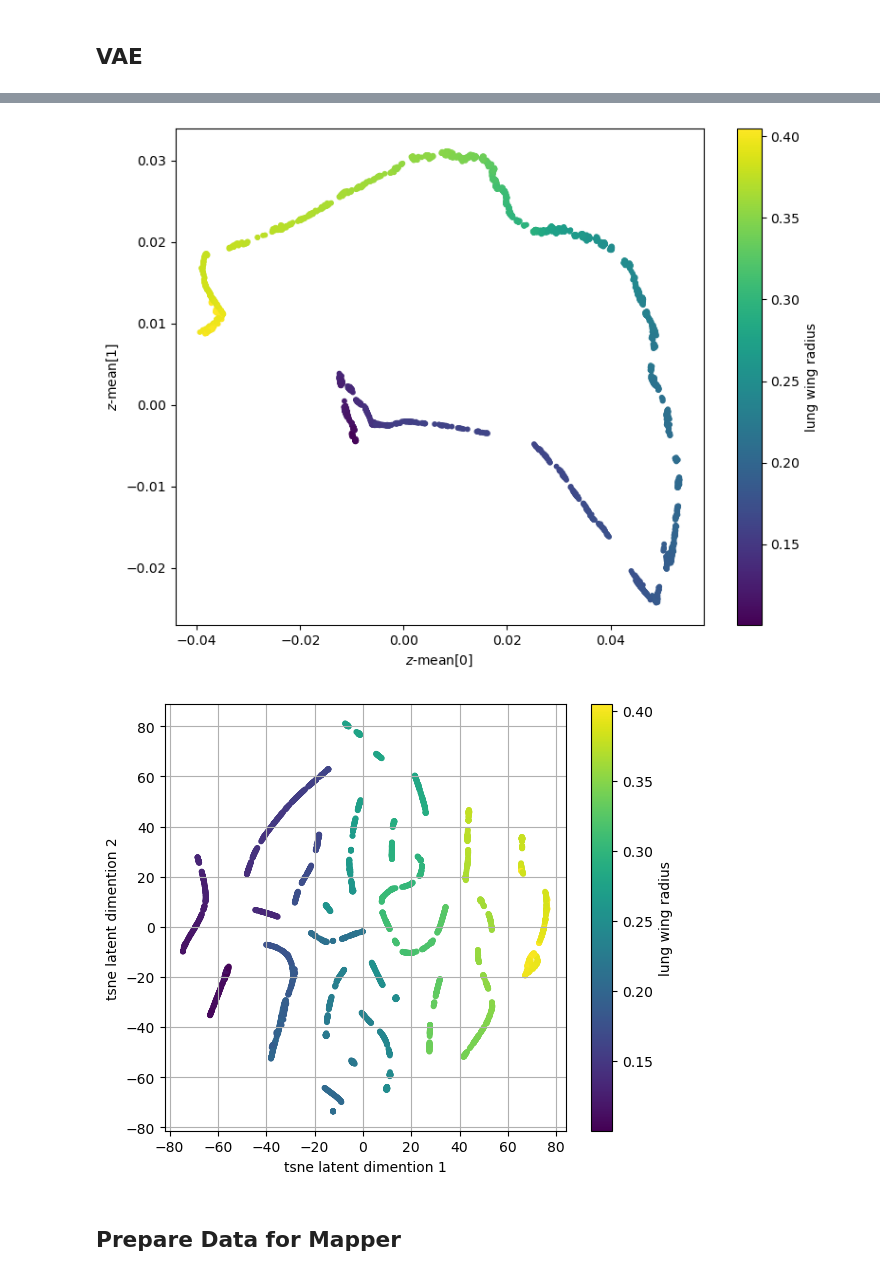
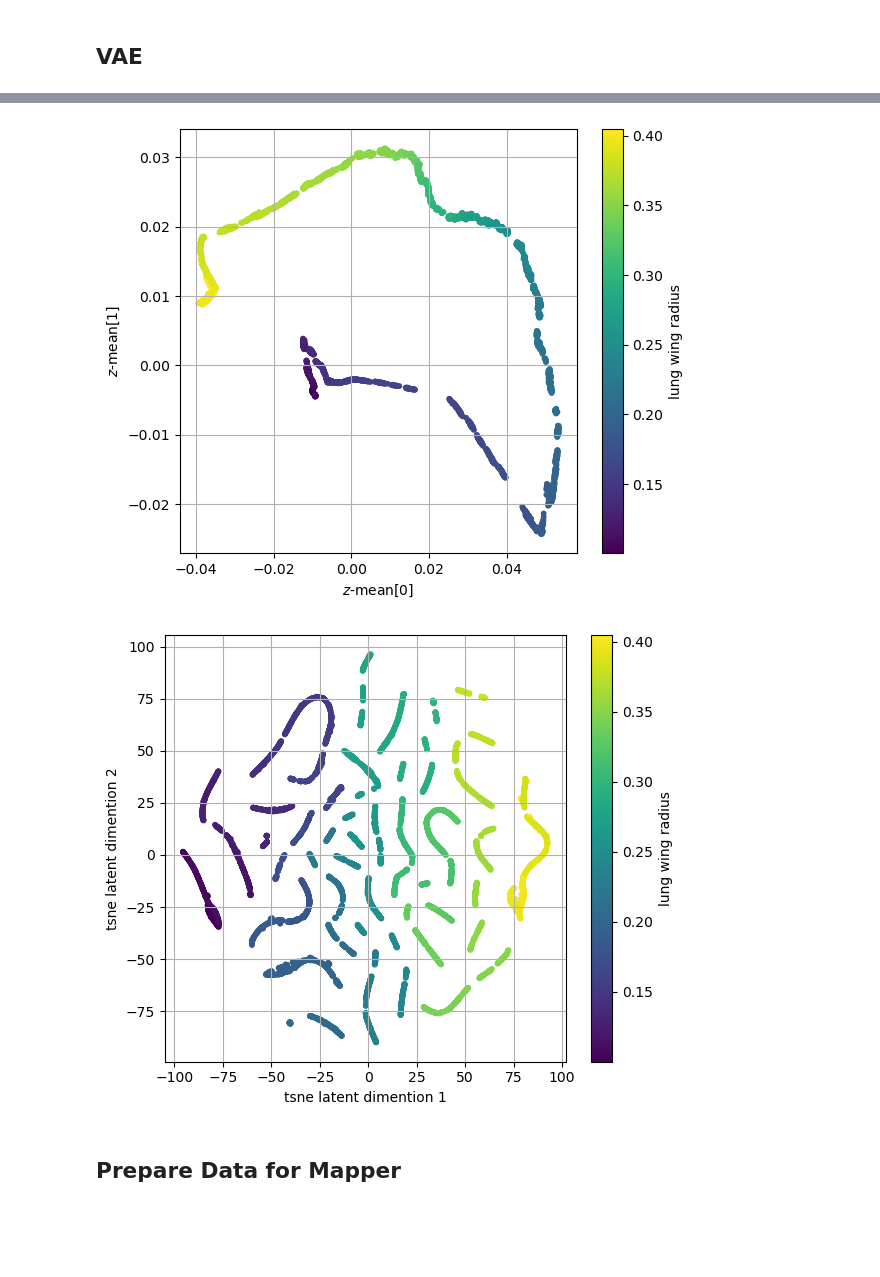
Before and after one commit to spatialaudio/Data-Driven-EIT-Imaging-using-Recurrent-Neural-Networks, a Jupyter notebook: codes/pred_thorax_LSTM_M_VAE.ipynb, the cells around one changed output, grey strips where cells are left out. Cells and saved outputs as stored; diff of their text form; code cells hidden in the pictures; blank space fills up the shorter version.

```diff
--- a/codes/pred_thorax_LSTM_M_VAE.ipynb
+++ b/codes/pred_thorax_LSTM_M_VAE.ipynb
@@ -93,7 +91,7 @@ V = np.load("../data_thorax/V.npy", allow_pickle=True)
 perms = np.load("../data_thorax/perms.npy", allow_pickle=True)
 radii = np.load("../data_thorax/radii.npy", allow_pickle=True)
 
-tt_spl = 4000
+tt_spl = 8_000
 V_train = V[:tt_spl]
 V_test = V[tt_spl:]
 perms_train = perms[:tt_spl]
@@ -203,16 +196,17 @@ all_z_mean, all_z_log_var, all_z = vae.encoder.predict(perms)
 313/313 [==============================] - 1s 3ms/step
 # %%
-plt.figure(figsize=(8, 6))
+plt.figure(figsize=(6, 5))
 plt.scatter(train_z_mean[:, 0], train_z_mean[:, 1], c=radii_train, s=10)
 plt.xlabel("$z$-mean[0]")
 plt.ylabel("$z$-mean[1]")
 # plt.axis('off')
 plt.tight_layout()
+plt.grid()
 # plt.savefig("../../beauty_of_latent_spaces/1.pdf")
 plt.colorbar(label="lung wing radius")
 plt.show()
 # %% [output]
-[figure, old version]
+[figure, new version]
 # %%
 # Perform t-SNE to reduce the dimensionality to 2D
 tsne = TSNE(n_components=2)
@@ -229,7 +223,7 @@ plt.tight_layout()
 # plt.savefig("../../beauty_of_latent_spaces/5.pdf")
 plt.show()
 # %% [output]
-[figure, old version]
+[figure, new version]
 # %% [markdown]
 <a id="prepdataformapper"></a>
 ## Prepare Data for Mapper
```
Also changed, not shown: parts of 41 cells of this notebook, 12 other files.
